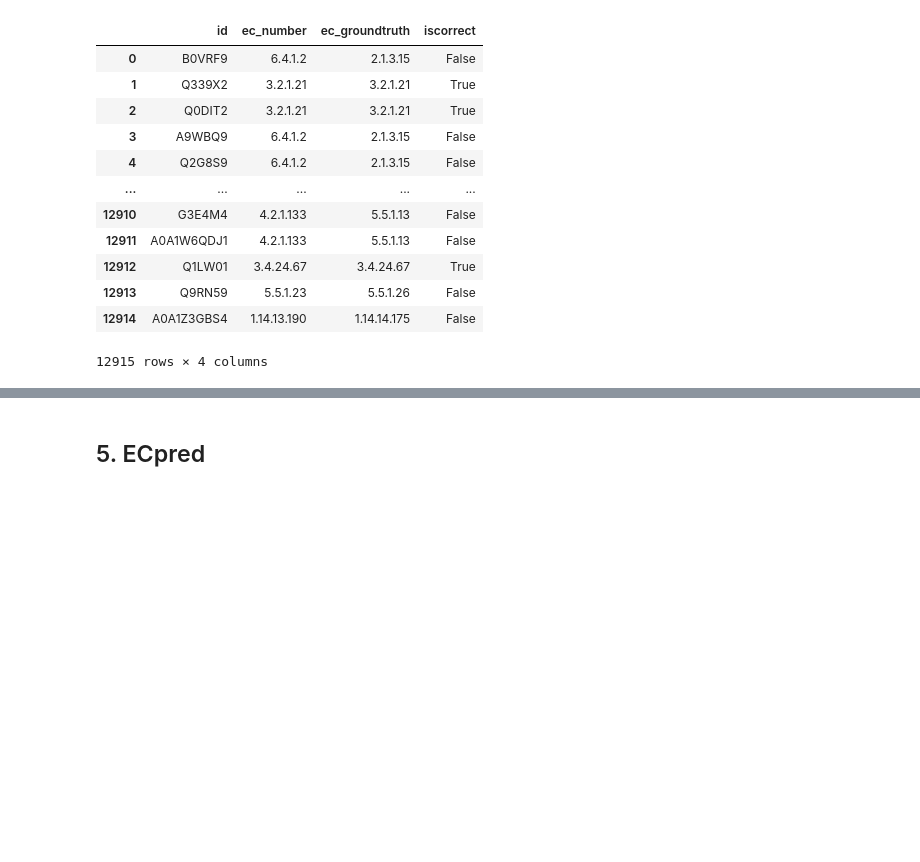
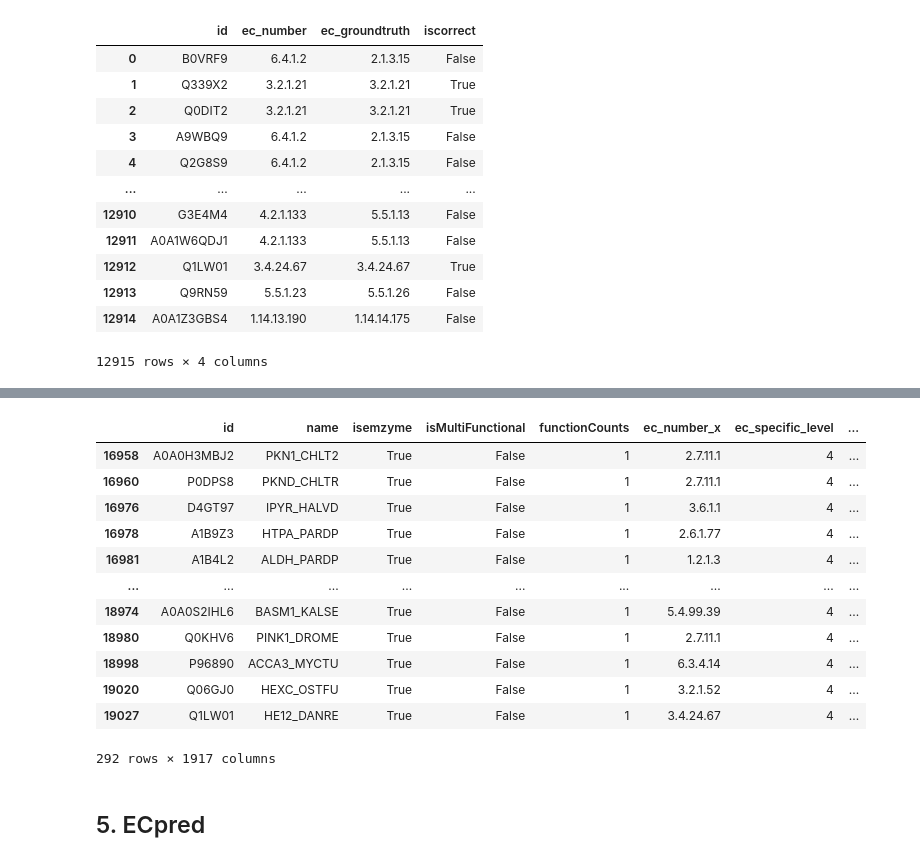
Before and after one commit to kingstdio/BioUniprot, a Jupyter notebook: tasks/task3/task3_ecPrediction.ipynb, the cells around one changed output, grey strips where cells are left out. Cells and saved outputs as stored; diff of their text form; code cells hidden in the pictures; blank space fills up the shorter version.

```diff
--- a/tasks/task3/task3_ecPrediction.ipynb
+++ b/tasks/task3/task3_ecPrediction.ipynb
@@ -235,3 +253,19 @@ deepec_results
+# %%
+mmc[(mmc['date_integraged']>='2019-01-01')&(mmc.iscorrect==True)]
+# %% [output]
+|  | id | name | isemzyme | isMultiFunctional | functionCounts | ec_number_x | ec_specific_level | ... |
+| 16958 | A0A0H3MBJ2 | PKN1_CHLT2 | True | False | 1 | 2.7.11.1 | 4 | ... |
+| 16960 | P0DPS8 | PKND_CHLTR | True | False | 1 | 2.7.11.1 | 4 | ... |
+| 16976 | D4GT97 | IPYR_HALVD | True | False | 1 | 3.6.1.1 | 4 | ... |
+| 16978 | A1B9Z3 | HTPA_PARDP | True | False | 1 | 2.6.1.77 | 4 | ... |
+| 16981 | A1B4L2 | ALDH_PARDP | True | False | 1 | 1.2.1.3 | 4 | ... |
+| ... | ... | ... | ... | ... | ... | ... | ... | ... |
+| 18974 | A0A0S2IHL6 | BASM1_KALSE | True | False | 1 | 5.4.99.39 | 4 | ... |
+| 18980 | Q0KHV6 | PINK1_DROME | True | False | 1 | 2.7.11.1 | 4 | ... |
+| 18998 | P96890 | ACCA3_MYCTU | True | False | 1 | 6.3.4.14 | 4 | ... |
+| 19020 | Q06GJ0 | HEXC_OSTFU | True | False | 1 | 3.2.1.52 | 4 | ... |
+| 19027 | Q1LW01 | HE12_DANRE | True | False | 1 | 3.4.24.67 | 4 | ... |
+292 rows × 1917 columns
 # %% [markdown]
 ## 5. ECpred
 # %%
```
Also changed, not shown: parts of 6 cells of this notebook, 15 other files.
